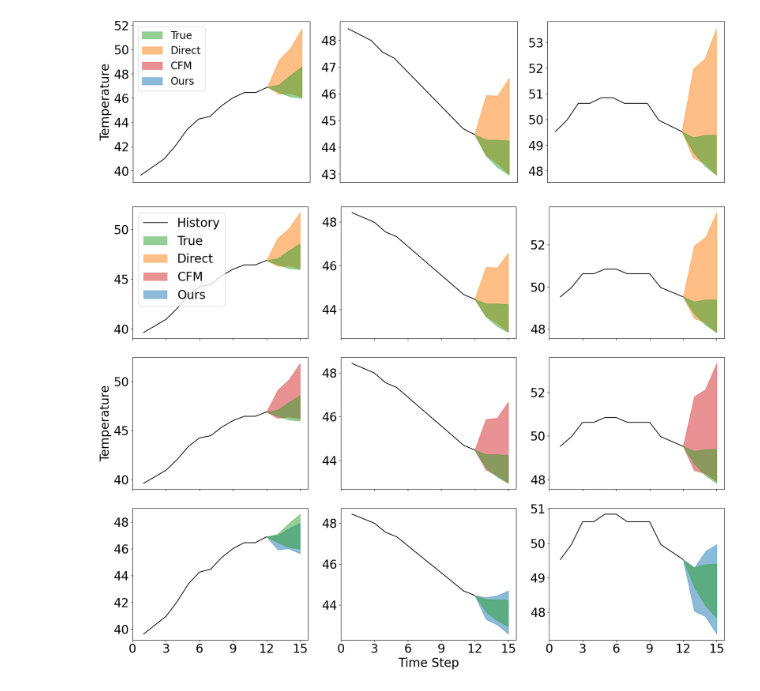
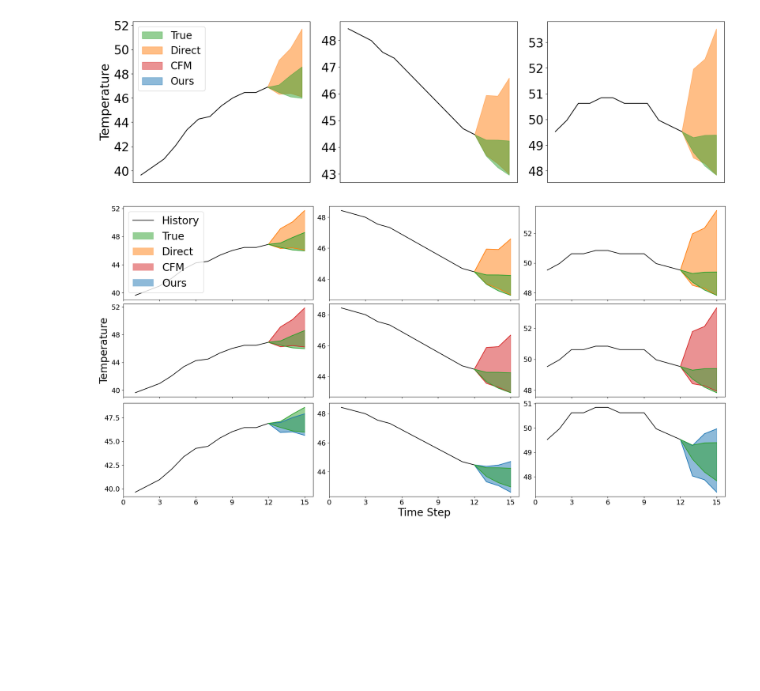
Before and after one commit to harrya32/HTI, a Jupyter notebook: rebuttal_baselines/2d_flow_matching.ipynb, the cells around one changed output. Saved outputs shown, nothing was run; the diff lists cells and outputs as text; code cells hidden in the pictures; blank space fills up the shorter version.

Commit message:
improving ett quantile hti plot

```diff
--- a/rebuttal_baselines/2d_flow_matching.ipynb
+++ b/rebuttal_baselines/2d_flow_matching.ipynb
@@ -2401,8 +2394,10 @@ INPUT_LEN = 12
 FORECAST_LEN = 3
 
 # --- Create combined 3x3 plot ---
-fig, axs = plt.subplots(3, 3, figsize=(18, 13.5), sharex=True)
+fig, axs = plt.subplots(3, 3, figsize=(20, 10), sharex=True, constrained_layout=True)
 plt.rcParams.update({'font.size': 24})
+plt.rc('xtick', labelsize=16)
+plt.rc('ytick', labelsize=16)
 
 # --- Row 1: Direct Surrogate Plots ---
 for i, sample_idx in enumerate(sample_indices):
@@ -2434,7 +2429,11 @@ for i, sample_idx in enumerate(sample_indices):
     ax = axs[0, i]
     ax.plot(x_input, true_input, color='k', lw=1.5)
     ax.fill_between(x_fill, direct_sur_lo_fill, direct_sur_hi_fill, color='tab:orange', alpha=0.5)
+    ax.plot(x_fill, direct_sur_lo_fill, color="tab:orange", linewidth=1.5)
+    ax.plot(x_fill, direct_sur_hi_fill, color="tab:orange", linewidth=1.5)
     ax.fill_between(x_fill, true_lo_fill, true_hi_fill, color='tab:green', alpha=0.5)
+    ax.plot(x_fill, true_lo_fill, color="tab:green", linewidth=1.5)
+    ax.plot(x_fill, true_hi_fill, color="tab:green", linewidth=1.5)
 
 
 # --- Row 2: CFM Surrogate Plots ---
@@ -2464,7 +2463,11 @@ for i, sample_idx in enumerate(sample_indices):
     ax = axs[1, i]
     ax.plot(x_input, true_input, color='k', lw=1.5)
     ax.fill_between(x_fill, cfm_sur_lo_fill, cfm_sur_hi_fill, color='tab:red', alpha=0.5)
+    ax.plot(x_fill, cfm_sur_lo_fill, color="tab:red", linewidth=1.5)
+    ax.plot(x_fill, cfm_sur_hi_fill, color="tab:red", linewidth=1.5)
     ax.fill_between(x_fill, true_lo_fill, true_hi_fill, color='tab:green', alpha=0.5)
+    ax.plot(x_fill, true_lo_fill, color="tab:green", linewidth=1.5)
+    ax.plot(x_fill, true_hi_fill, color="tab:green", linewidth=1.5)
 
 
     if i == 0:
@@ -2497,32 +2500,40 @@ for i, sample_idx in enumerate(sample_indices):
     ax = axs[2, i]
     ax.plot(x_input, true_input, color='k', lw=1.5)
     ax.fill_between(x_fill, ours_sur_lo_fill, ours_sur_hi_fill, color='tab:blue', alpha=0.5)
+    ax.plot(x_fill, ours_sur_lo_fill, color="tab:blue", linewidth=1.5)
+    ax.plot(x_fill, ours_sur_hi_fill, color="tab:blue", linewidth=1.5)
     ax.fill_between(x_fill, true_lo_fill, true_hi_fill, color='tab:green', alpha=0.5)
+    ax.plot(x_fill, true_lo_fill, color="tab:green", linewidth=1.5)
+    ax.plot(x_fill, true_hi_fill, color="tab:green", linewidth=1.5)
 
     ax.set_xticks(np.arange(0, INPUT_LEN + FORECAST_LEN + 1, 3))
     if i == 1:
         ax.set_xlabel('Time Step')
 
 
 # --- Final Touches ---
 # Create custom legend handles
 legend_handles = [
     Line2D([0], [0], color='k', lw=1.5, label='History'),
     Patch(facecolor='tab:green', alpha=0.5, label='True'),
     Patch(facecolor='tab:orange', alpha=0.5, label='Direct'),
     Patch(facecolor='tab:red', alpha=0.5, label='CFM'),
     Patch(facecolor='tab:blue', alpha=0.5, label='Ours')
 ]
 
 # Place legend in the top-left plot
 axs[0, 0].legend(handles=legend_handles, loc='upper left')
+from matplotlib.ticker import MaxNLocator
+
+for ax in axs.flat:
+    ax.xaxis.set_major_locator(MaxNLocator(nbins=6))
+    ax.yaxis.set_major_locator(MaxNLocator(nbins=4))
 
 # Make y-tick labels visible on all subplots
 for ax in axs.flat:
     ax.tick_params(axis='y', labelleft=True)
 
-plt.tight_layout()
 plt.savefig('combined_quantile_forecasts.pdf', bbox_inches='tight')
 plt.show()
 # %% [output]
-[figure, old version]
+[figure, new version]
```
Also changed, not shown: parts of 2 cells of this notebook, 3 other files.
